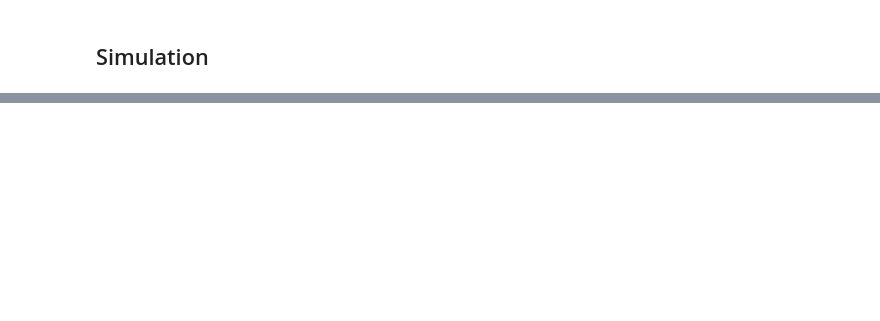
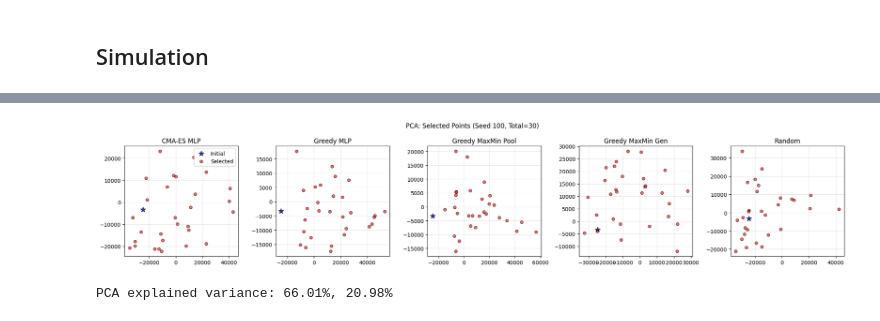
Before and after one commit to Y65NG/code, a Jupyter notebook: acasxu_dubins.ipynb, the cells around one changed output, grey strips where cells are left out. Saved outputs shown, nothing was run; the diff lists cells and outputs as text; code cells hidden in the pictures; blank space fills up the shorter version.

```diff
--- a/acasxu_dubins.ipynb
+++ b/acasxu_dubins.ipynb
@@ -803,0 +1764,73 @@ NameError: name 'y_test' is not defined
+# %%
+# PCA Visualization of Selected Points (Final State)
+from sklearn.decomposition import PCA
+
+seed_to_show = SEEDS[0]
+config_key = (seed_to_show, TOTAL_POINTS)
+features_dict = all_features_by_config[config_key]
+
+methods_to_plot = [
+    k for k in features_dict.keys() if k not in ["Initial", "n_init_actual"]
+]
+n_methods = len(methods_to_plot)
+
+# Combine all features for PCA
+all_feats_list = [features_dict["Initial"]]
+for m in methods_to_plot:
+    all_feats_list.append(features_dict[m])
+all_feats = np.vstack(all_feats_list)
+
+pca = PCA(n_components=2)
+pca.fit(all_feats)
+
+fig, axes = plt.subplots(1, n_methods, figsize=(4 * n_methods, 4))
+
+features_init = features_dict["Initial"]
+features_init_pca = pca.transform(features_init)
+n_init_actual = features_dict.get("n_init_actual", 1)
+
+for j, method in enumerate(methods_to_plot):
+    ax = axes[j] if n_methods > 1 else axes
+    features_method = features_dict[method]
+    features_method_pca = pca.transform(features_method)
+
+    # Plot Initial point
+    ax.scatter(
+        features_init_pca[:, 0],
+        features_init_pca[:, 1],
+        c="blue",
+        alpha=0.8,
+        label="Initial",
+        s=100,
+        marker="*",
+        edgecolors="k",
+    )
+
+    # Plot New points
+    if len(features_method) > n_init_actual:
+        features_new_pca = features_method_pca[n_init_actual:]
+        ax.scatter(
+            features_new_pca[:, 0],
+            features_new_pca[:, 1],
+            c="red",
+            alpha=0.6,
+            label="Selected",
+            s=30,
+            edgecolors="k",
+        )
+
+    ax.set_title(method)
+    ax.grid(True, alpha=0.3)
+    if j == 0:
+        ax.legend()
+
+plt.suptitle(f"PCA: Selected Points (Seed {seed_to_show}, Total={TOTAL_POINTS})")
+plt.tight_layout()
+plt.show()
+
+print(
+    f"PCA explained variance: {pca.explained_variance_ratio_[0]:.2%}, {pca.explained_variance_ratio_[1]:.2%}"
+)
+# %% [output]
+[figure, added]
+PCA explained variance: 66.01%, 20.98%
```
Also changed, not shown: parts of 33 cells of this notebook, 4 other files.
